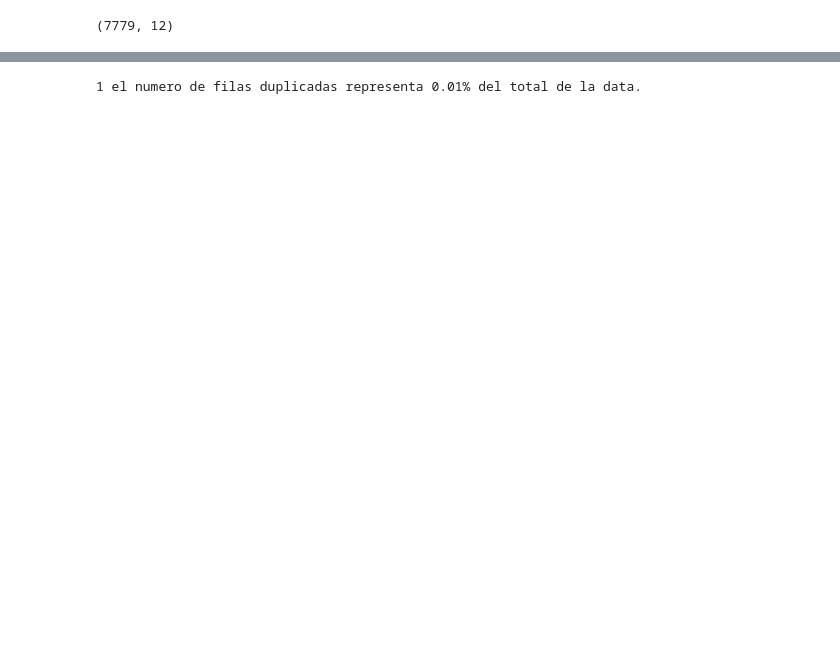
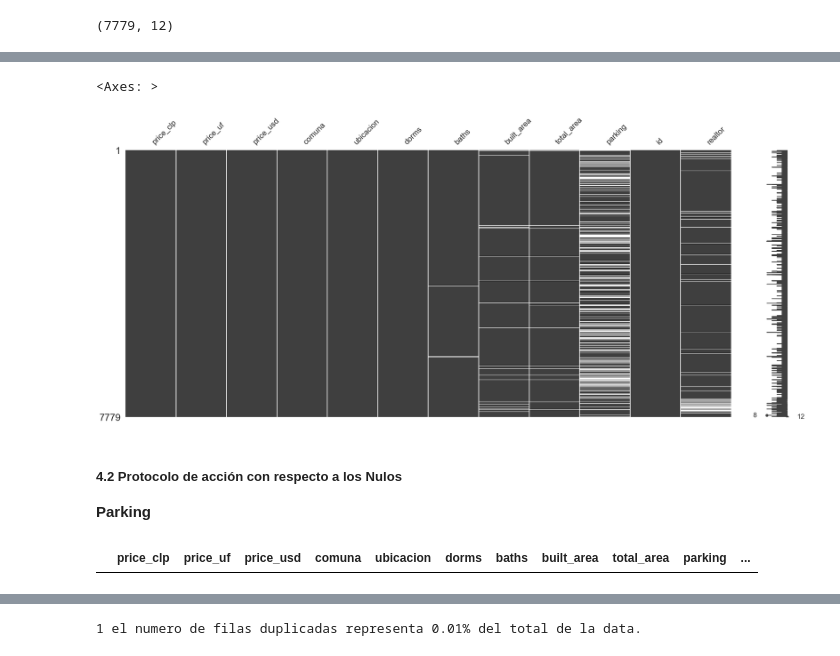
Before and after one commit to Marian186/Data-Cleaning, a Jupyter notebook: Precios_casas.ipynb, the cells around one changed output, grey strips where cells are left out. Cells and saved outputs as stored; diff of their text form; code cells hidden in the pictures; blank space fills up the shorter version.

```diff
--- a/Precios_casas.ipynb
+++ b/Precios_casas.ipynb
@@ -18,4 +18,9 @@ import pandas as pd               #Manejo de datos en Tablas
 import numpy as np
 import matplotlib.pyplot as plt   #Creación de visualizaciones
 import seaborn as sns             #Creación de visualizaciones
+import missingno as msgn          #Visualizacion de NaNs
+from sklearn.preprocessing import MinMaxScaler #Para Normalizar la data
+from sklearn.preprocessing import StandardScaler #Para Estandarizar la data
+
+sns.set_theme() #inicializacion de tematica de seaborn
 # %% [markdown]
@@ -115 +122,14 @@ Realtor        595
 dtype: int64
+# %%
+# Se visualiza los Nulos
+msgn.matrix(df)
+# %% [output]
+<Axes: >
+[figure, added]
+# %% [markdown]
+##### 4.2 Protocolo de acción con respecto a los Nulos
+**Parking**
+# %%
+df[df["parking"]==0] # Se busca las propiedades sin Parking
+# %% [output]
+|  | price_clp | price_uf | price_usd | comuna | ubicacion | dorms | baths | built_area | total_area | parking | ... |
```
Also changed, not shown: parts of 38 cells of this notebook, 1 other file.
